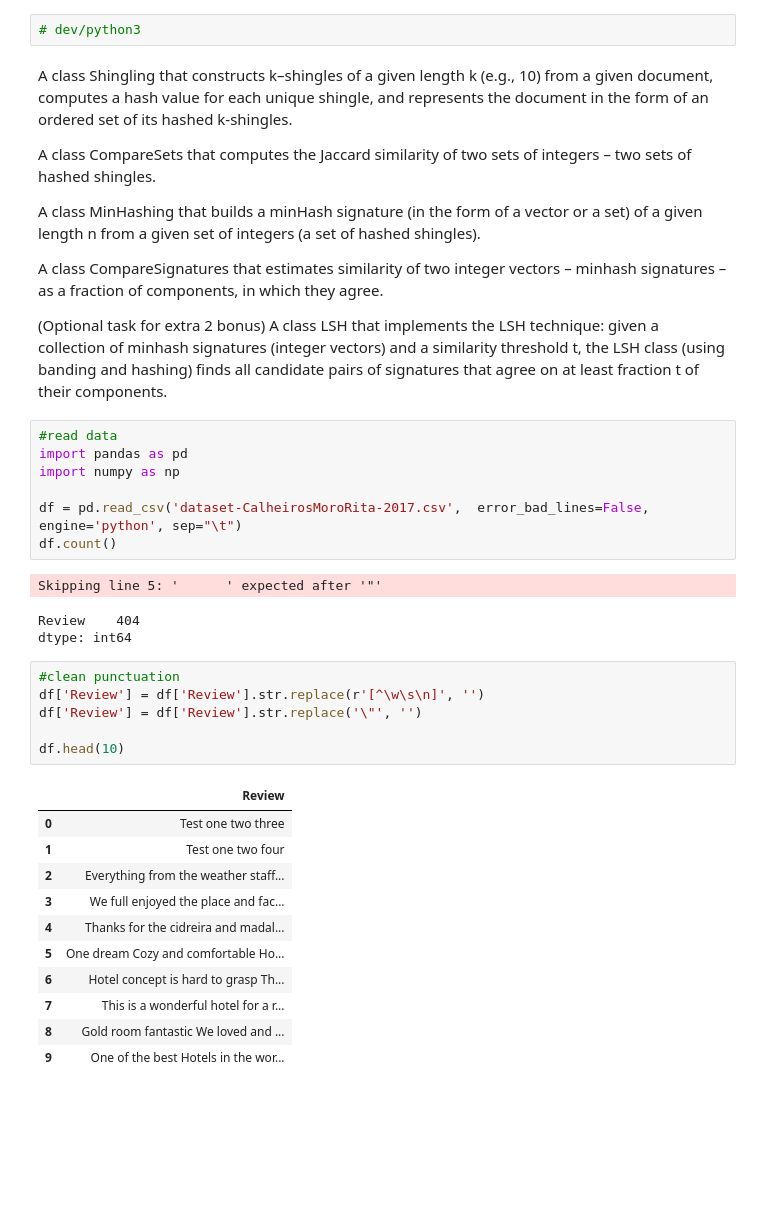
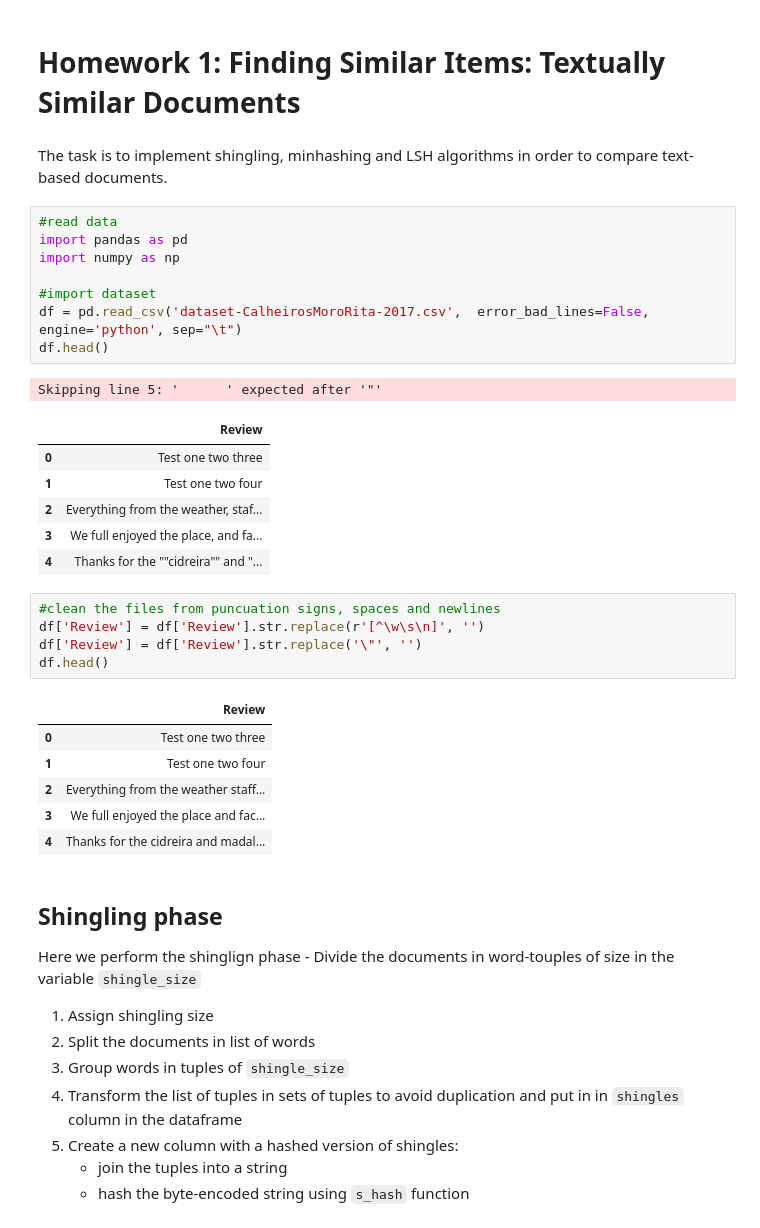
Before and after one commit to PorcianiAlex/data-mining, a Jupyter notebook: HW1/Shingling.ipynb, the cells around one changed output. Drawn from its saved outputs; the diff is of its cells as text; blank space fills up the shorter version.

```diff
--- a/HW1/Shingling.ipynb
+++ b/HW1/Shingling.ipynb
@@ -1,42 +1,45 @@
-# %%
-# dev/python3
-# %% [markdown]
-A class Shingling that constructs k–shingles of a given length k (e.g., 10) from a given document, computes a hash value for each unique shingle, and represents the document in the form of an ordered set of its hashed k-shingles.
-
-A class CompareSets that computes the Jaccard similarity of two sets of integers – two sets of hashed shingles.
-
-A class MinHashing that builds a minHash signature (in the form of a vector or a set) of a given length n from a given set of integers (a set of hashed shingles).
-
-A class CompareSignatures that estimates similarity of two integer vectors – minhash signatures – as a fraction of components, in which they agree.
-
-(Optional task for extra 2 bonus) A class LSH that implements the LSH technique: given a collection of minhash signatures (integer vectors) and a similarity threshold t, the LSH class (using banding and hashing) finds all candidate pairs of signatures that agree on at least fraction t of their components.
+# %% [markdown]
+# Homework 1: Finding Similar Items: Textually Similar Documents
+# %% [markdown]
+The task is to implement shingling, minhashing and LSH algorithms in order to compare text-based documents.
 # %%
 #read data
 import pandas as pd
 import numpy as np
 
+#import dataset
 df = pd.read_csv('dataset-CalheirosMoroRita-2017.csv',  error_bad_lines=False, engine='python', sep="\t")
-df.count()
+df.head()
 # %% [output]
 Skipping line 5: '      ' expected after '"'
-Review    404
-dtype: int64
+|  | Review |
+| 0 | Test one two three |
+| 1 | Test one two four |
+| 2 | Everything from the weather, staf... |
+| 3 | We full enjoyed the place, and fa... |
+| 4 | Thanks for the ""cidreira"" and "... |
 # %%
-#clean punctuation
+#clean the files from puncuation signs, spaces and newlines
 df['Review'] = df['Review'].str.replace(r'[^\w\s\n]', '')
 df['Review'] = df['Review'].str.replace('\"', '')
-
-df.head(10)
+df.head()
 # %% [output]
 |  | Review |
 | 0 | Test one two three |
 | 1 | Test one two four |
 | 2 | Everything from the weather staff... |
 | 3 | We full enjoyed the place and fac... |
 | 4 | Thanks for the cidreira and madal... |
-| 5 | One dream Cozy and comfortable Ho... |
-| 6 | Hotel concept is hard to grasp Th... |
-| 7 | This is a wonderful hotel for a r... |
-| 8 | Gold room fantastic We loved and ... |
-| 9 | One of the best Hotels in the wor... |
+# %% [markdown]
+## Shingling phase
+
+Here we perform the shinglign phase - Divide the documents in word-touples of size in the variable `shingle_size`
+
+1. Assign shingling size
+1. Split the documents in list of words
+1. Group words in tuples of `shingle_size`
+1. Transform the list of tuples in sets of tuples to avoid duplication and put in in `shingles` column in the dataframe
+1. Create a new column with a hashed version of shingles:
+    * join the tuples into a string
+    * hash the byte-encoded string using `s_hash` function
 # %%
```
Also changed, not shown: parts of 13 cells of this notebook, 1 other file.
